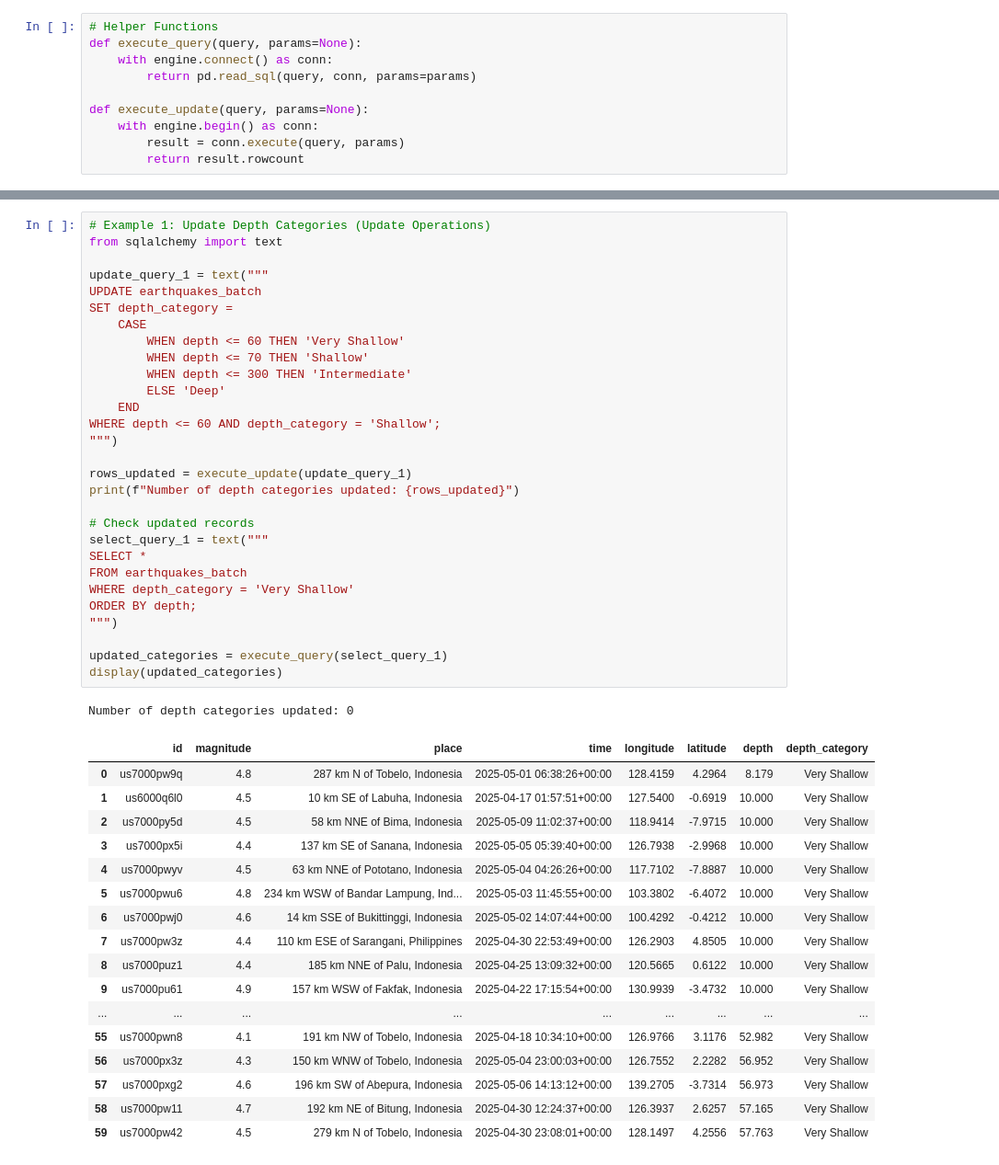
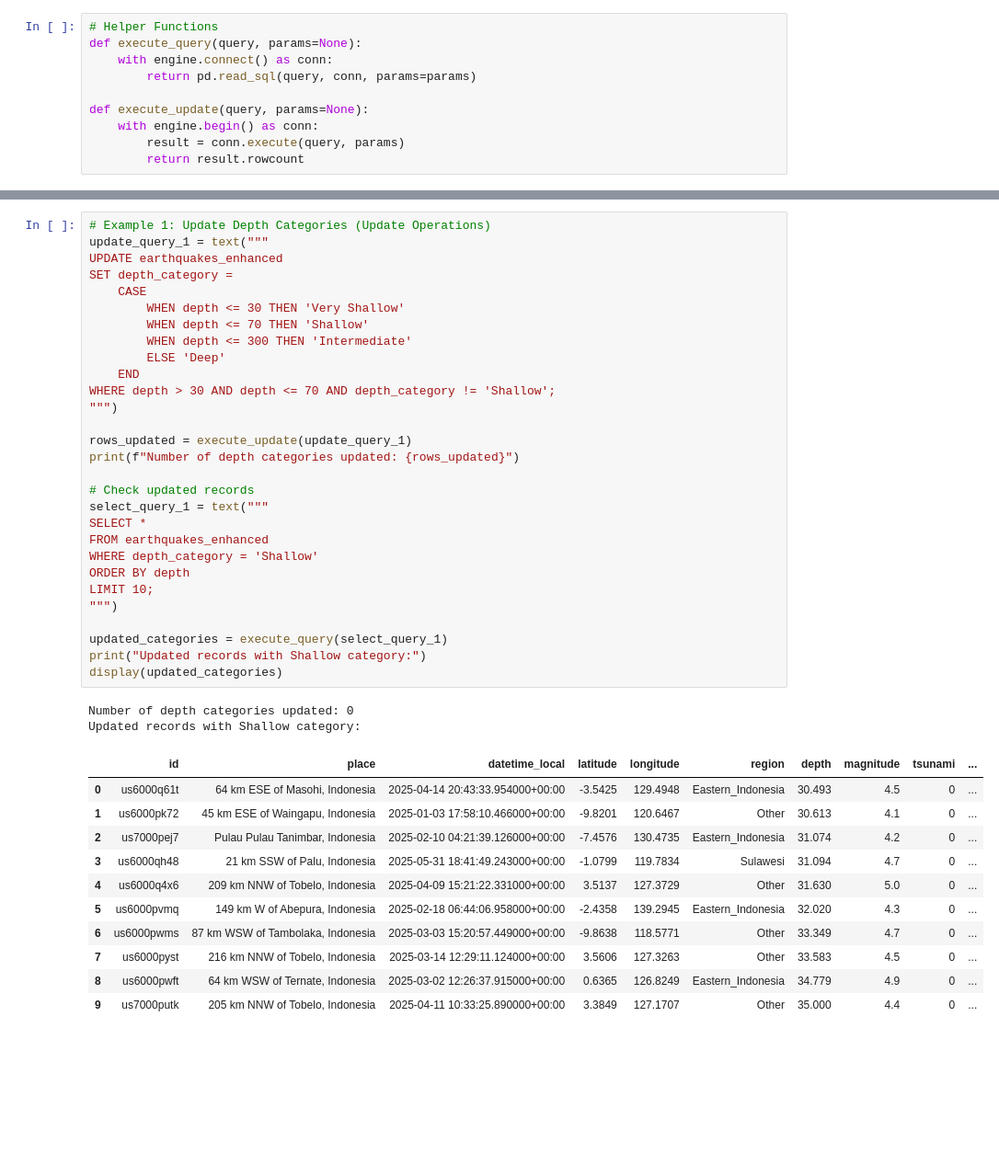
Before and after one commit to QwAct225/magnitudr, a Jupyter notebook: notebook/crud_operations.ipynb, the cells around one changed output, grey strips where cells are left out. Shown at 92% size. Drawn from its saved outputs; the diff is of its cells as text; blank space fills up the shorter version.

```diff
--- a/notebook/crud_operations.ipynb
+++ b/notebook/crud_operations.ipynb
@@ -158,50 +190,45 @@ Statistical Analysis by Depth Category:
 # %%
 # Example 1: Update Depth Categories (Update Operations)
-from sqlalchemy import text
-
 update_query_1 = text("""
-UPDATE earthquakes_batch
+UPDATE earthquakes_enhanced
 SET depth_category =
     CASE
-        WHEN depth <= 60 THEN 'Very Shallow'
+        WHEN depth <= 30 THEN 'Very Shallow'
         WHEN depth <= 70 THEN 'Shallow'
         WHEN depth <= 300 THEN 'Intermediate'
         ELSE 'Deep'
     END
-WHERE depth <= 60 AND depth_category = 'Shallow';
+WHERE depth > 30 AND depth <= 70 AND depth_category != 'Shallow';
 """)
 
 rows_updated = execute_update(update_query_1)
 print(f"Number of depth categories updated: {rows_updated}")
 
 # Check updated records
 select_query_1 = text("""
 SELECT *
-FROM earthquakes_batch
-WHERE depth_category = 'Very Shallow'
-ORDER BY depth;
+FROM earthquakes_enhanced
+WHERE depth_category = 'Shallow'
+ORDER BY depth
+LIMIT 10;
 """)
 
 updated_categories = execute_query(select_query_1)
+print("Updated records with Shallow category:")
 display(updated_categories)
 # %% [output]
 Number of depth categories updated: 0
+Updated records with Shallow category:
-|  | id | magnitude | place | time | longitude | latitude | depth | depth_category |
-| 0 | us7000pw9q | 4.8 | 287 km N of Tobelo, Indonesia | 2025-05-01 06:38:26+00:00 | 128.4159 | 4.2964 | 8.179 | Very Shallow |
-| 1 | us6000q6l0 | 4.5 | 10 km SE of Labuha, Indonesia | 2025-04-17 01:57:51+00:00 | 127.5400 | -0.6919 | 10.000 | Very Shallow |
-| 2 | us7000py5d | 4.5 | 58 km NNE of Bima, Indonesia | 2025-05-09 11:02:37+00:00 | 118.9414 | -7.9715 | 10.000 | Very Shallow |
-| 3 | us7000px5i | 4.4 | 137 km SE of Sanana, Indonesia | 2025-05-05 05:39:40+00:00 | 126.7938 | -2.9968 | 10.000 | Very Shallow |
-| 4 | us7000pwyv | 4.5 | 63 km NNE of Pototano, Indonesia | 2025-05-04 04:26:26+00:00 | 117.7102 | -7.8887 | 10.000 | Very Shallow |
-| 5 | us7000pwu6 | 4.8 | 234 km WSW of Bandar Lampung, Ind... | 2025-05-03 11:45:55+00:00 | 103.3802 | -6.4072 | 10.000 | Very Shallow |
-| 6 | us7000pwj0 | 4.6 | 14 km SSE of Bukittinggi, Indonesia | 2025-05-02 14:07:44+00:00 | 100.4292 | -0.4212 | 10.000 | Very Shallow |
-| 7 | us7000pw3z | 4.4 | 110 km ESE of Sarangani, Philippines | 2025-04-30 22:53:49+00:00 | 126.2903 | 4.8505 | 10.000 | Very Shallow |
-| 8 | us7000puz1 | 4.4 | 185 km NNE of Palu, Indonesia | 2025-04-25 13:09:32+00:00 | 120.5665 | 0.6122 | 10.000 | Very Shallow |
-| 9 | us7000pu61 | 4.9 | 157 km WSW of Fakfak, Indonesia | 2025-04-22 17:15:54+00:00 | 130.9939 | -3.4732 | 10.000 | Very Shallow |
-| ... | ... | ... | ... | ... | ... | ... | ... | ... |
-| 55 | us7000pwn8 | 4.1 | 191 km NW of Tobelo, Indonesia | 2025-04-18 10:34:10+00:00 | 126.9766 | 3.1176 | 52.982 | Very Shallow |
-| 56 | us7000px3z | 4.3 | 150 km WNW of Tobelo, Indonesia | 2025-05-04 23:00:03+00:00 | 126.7552 | 2.2282 | 56.952 | Very Shallow |
-| 57 | us7000pxg2 | 4.6 | 196 km SW of Abepura, Indonesia | 2025-05-06 14:13:12+00:00 | 139.2705 | -3.7314 | 56.973 | Very Shallow |
-| 58 | us7000pw11 | 4.7 | 192 km NE of Bitung, Indonesia | 2025-04-30 12:24:37+00:00 | 126.3937 | 2.6257 | 57.165 | Very Shallow |
-| 59 | us7000pw42 | 4.5 | 279 km N of Tobelo, Indonesia | 2025-04-30 23:08:01+00:00 | 128.1497 | 4.2556 | 57.763 | Very Shallow |
+|  | id | place | datetime_local | latitude | longitude | region | depth | magnitude | tsunami | ... |
+| 0 | us6000q61t | 64 km ESE of Masohi, Indonesia | 2025-04-14 20:43:33.954000+00:00 | -3.5425 | 129.4948 | Eastern_Indonesia | 30.493 | 4.5 | 0 | ... |
+| 1 | us6000pk72 | 45 km ESE of Waingapu, Indonesia | 2025-01-03 17:58:10.466000+00:00 | -9.8201 | 120.6467 | Other | 30.613 | 4.1 | 0 | ... |
+| 2 | us7000pej7 | Pulau Pulau Tanimbar, Indonesia | 2025-02-10 04:21:39.126000+00:00 | -7.4576 | 130.4735 | Eastern_Indonesia | 31.074 | 4.2 | 0 | ... |
+| 3 | us6000qh48 | 21 km SSW of Palu, Indonesia | 2025-05-31 18:41:49.243000+00:00 | -1.0799 | 119.7834 | Sulawesi | 31.094 | 4.7 | 0 | ... |
+| 4 | us6000q4x6 | 209 km NNW of Tobelo, Indonesia | 2025-04-09 15:21:22.331000+00:00 | 3.5137 | 127.3729 | Other | 31.630 | 5.0 | 0 | ... |
+| 5 | us6000pvmq | 149 km W of Abepura, Indonesia | 2025-02-18 06:44:06.958000+00:00 | -2.4358 | 139.2945 | Eastern_Indonesia | 32.020 | 4.3 | 0 | ... |
+| 6 | us6000pwms | 87 km WSW of Tambolaka, Indonesia | 2025-03-03 15:20:57.449000+00:00 | -9.8638 | 118.5771 | Other | 33.349 | 4.7 | 0 | ... |
+| 7 | us6000pyst | 216 km NNW of Tobelo, Indonesia | 2025-03-14 12:29:11.124000+00:00 | 3.5606 | 127.3263 | Other | 33.583 | 4.5 | 0 | ... |
+| 8 | us6000pwft | 64 km WSW of Ternate, Indonesia | 2025-03-02 12:26:37.915000+00:00 | 0.6365 | 126.8249 | Eastern_Indonesia | 34.779 | 4.9 | 0 | ... |
+| 9 | us7000putk | 205 km NNW of Tobelo, Indonesia | 2025-04-11 10:33:25.890000+00:00 | 3.3849 | 127.1707 | Other | 35.000 | 4.4 | 0 | ... |
 # %%
 # Example 2: Update Place Names (Update Operations)
```
Also changed, not shown: parts of 12 cells of this notebook.
